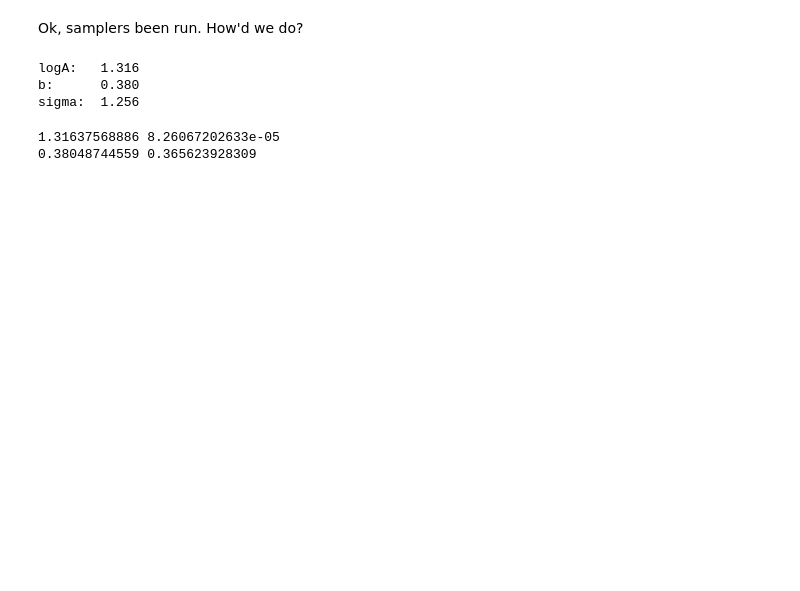
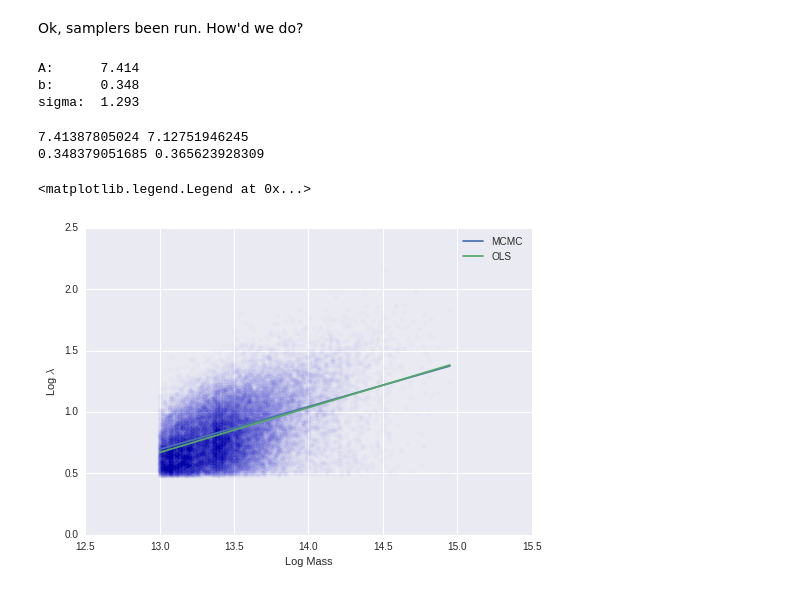
Before and after one commit to Ravirajadrangi/ClusterMassInference, a Jupyter notebook: Inference On Mock.ipynb, the cells around one changed output. Drawn from its saved outputs; the diff is of its cells as text; code cells hidden in the pictures; blank space fills up the shorter version.

```diff
--- a/Inference On Mock.ipynb
+++ b/Inference On Mock.ipynb
@@ -204,16 +204,27 @@ sampler.pool.terminate()#there's a bug in emcee that creates daemon threads. Thi
 #del(sampler)
 
 MAP = chain.mean(axis = 0)
-labels = ['logA', 'b', 'sigma']
+labels = ['A', 'b', 'sigma']
 for label, val in zip(labels, MAP):
     print '%s:\t%.3f'%(label, val)
 # %% [output]
-logA:   1.316
-b:      0.380
-sigma:  1.256
+A:      7.414
+b:      0.348
+sigma:  1.293
 # %%
+print 'Bayes v. OLS Params'
 print MAP[0], 10**logA
 print MAP[1], b
 # %% [output]
-1.31637568886 8.26067202633e-05
-0.38048744559 0.365623928309
+7.41387805024 7.12751946245
+0.348379051685 0.365623928309
+# %%
+plt.scatter(logMass, logRich, alpha = .01)
+plt.plot(logMass, MAP[1]*(logMass-offset)+np.log10(MAP[0]), label = 'MCMC')
+plt.plot(logMass, b*(logMass-offset)+logA, label = 'OLS')
+plt.xlabel("Log Mass")
+plt.ylabel("Log $\lambda$")
+plt.legend(loc= 'best')
+# %% [output]
+<matplotlib.legend.Legend at 0x...>
+[figure, added]
```
Also changed, not shown: parts of 22 cells of this notebook, 1 other file.
